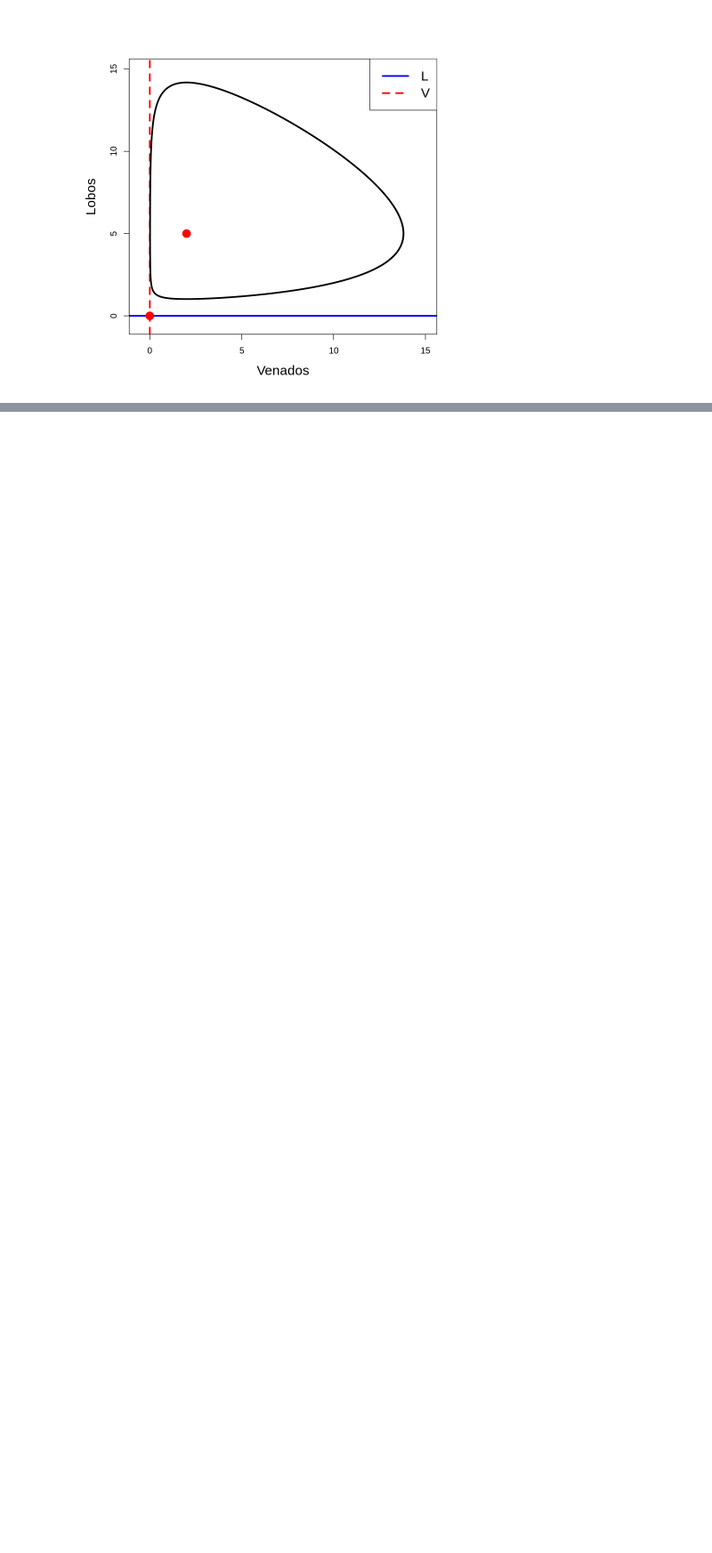
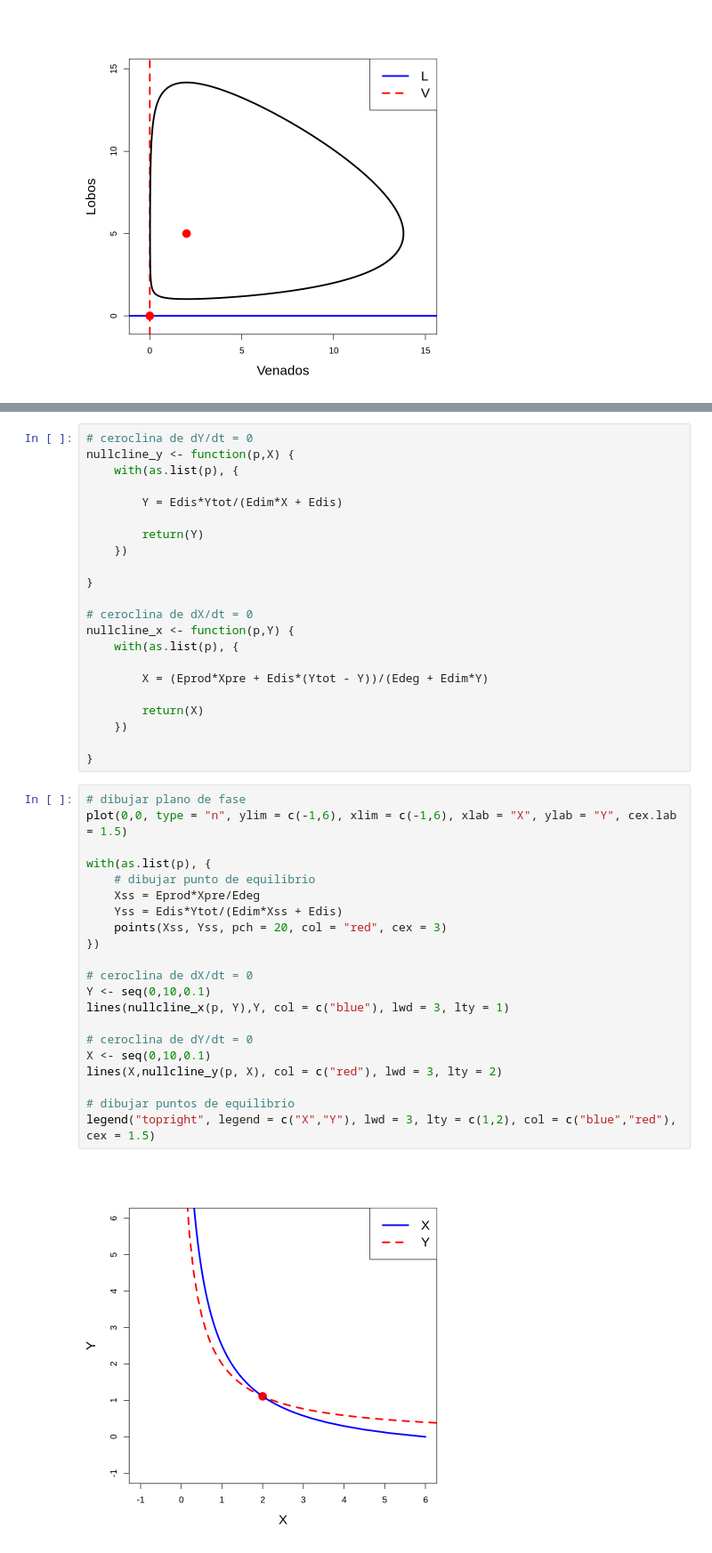
Before and after one commit to sysbio-unam/practicas-computacionales, a Jupyter notebook: ejemplo_de_juguete.ipynb, the cells around one changed output, grey strips where cells are left out. Shown at 89% size. Drawn from its saved outputs; the diff is of its cells as text; blank space fills up the shorter version.

```diff
--- a/ejemplo_de_juguete.ipynb
+++ b/ejemplo_de_juguete.ipynb
@@ -800,0 +935,45 @@ legend("topright", legend = c("L","V"), lwd = 3, lty = c(1,2), col = c("blue","r
+# %%
+# ceroclina de dY/dt = 0
+nullcline_y <- function(p,X) {
+    with(as.list(p), {
+
+        Y = Edis*Ytot/(Edim*X + Edis)
+
+        return(Y)
+    })
+
+}
+
+# ceroclina de dX/dt = 0
+nullcline_x <- function(p,Y) {
+    with(as.list(p), {
+
+        X = (Eprod*Xpre + Edis*(Ytot - Y))/(Edeg + Edim*Y)
+
+        return(X)
+    })
+
+}
+# %%
+# dibujar plano de fase
+plot(0,0, type = "n", ylim = c(-1,6), xlim = c(-1,6), xlab = "X", ylab = "Y", cex.lab = 1.5)
+
+with(as.list(p), {
+    # dibujar punto de equilibrio
+    Xss = Eprod*Xpre/Edeg
+    Yss = Edis*Ytot/(Edim*Xss + Edis)
+    points(Xss, Yss, pch = 20, col = "red", cex = 3)
+})
+
+# ceroclina de dX/dt = 0
+Y <- seq(0,10,0.1)
+lines(nullcline_x(p, Y),Y, col = c("blue"), lwd = 3, lty = 1)
+
+# ceroclina de dY/dt = 0
+X <- seq(0,10,0.1)
+lines(X,nullcline_y(p, X), col = c("red"), lwd = 3, lty = 2)
+
+# dibujar puntos de equilibrio
+legend("topright", legend = c("X","Y"), lwd = 3, lty = c(1,2), col = c("blue","red"), cex = 1.5)
+# %% [output]
+[figure, added]
```
Also changed, not shown: parts of 17 cells of this notebook.
